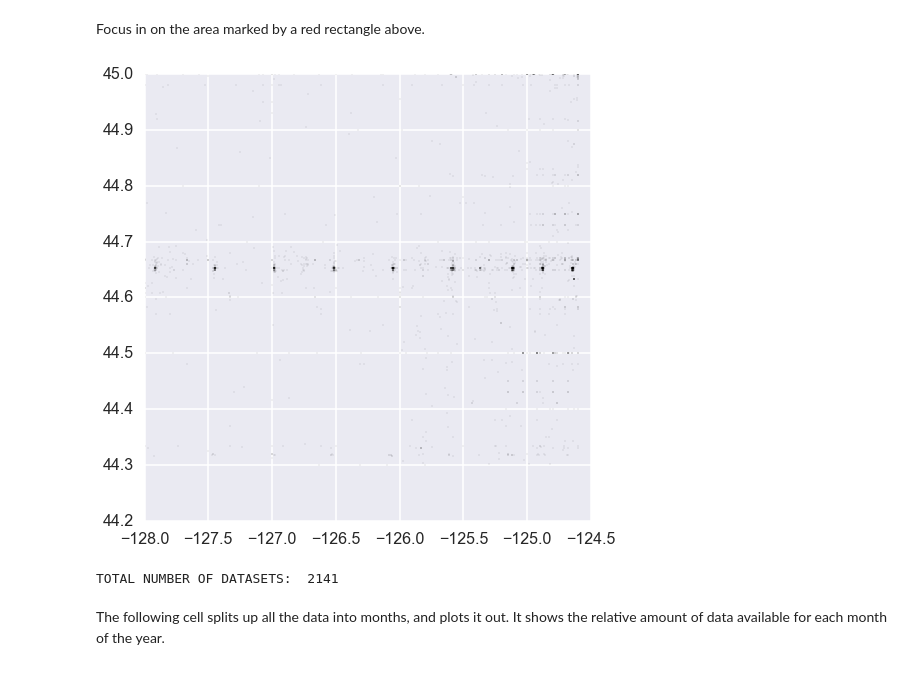
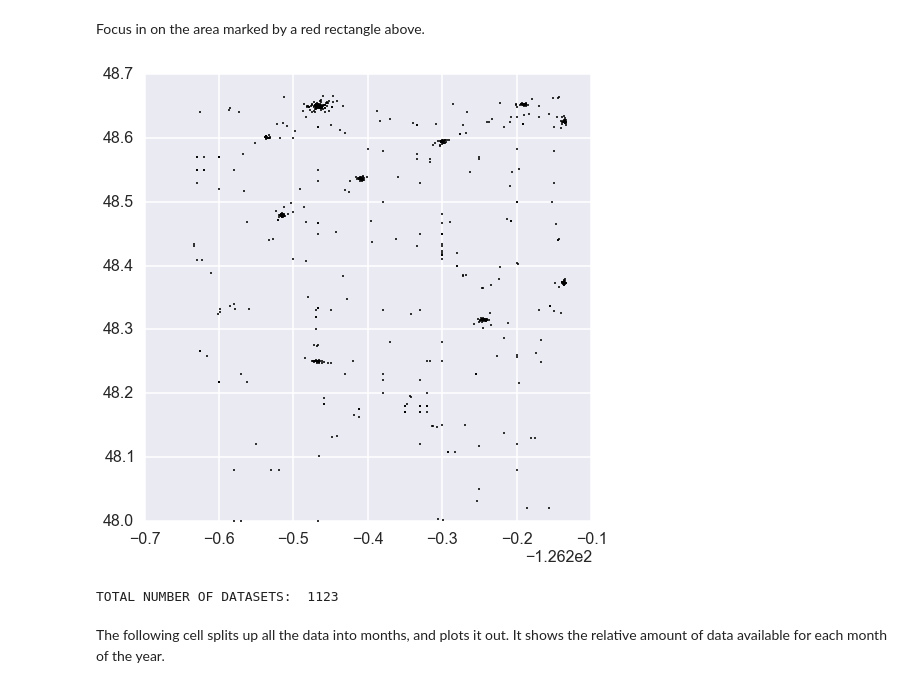
Before and after one commit to UBC-MOAD/falkor_upwelling, a Jupyter notebook: 1_Notebooks/NOAA_LC12.ipynb, the cells around one changed output. Saved outputs shown, nothing was run; the diff lists cells and outputs as text; code cells hidden in the pictures.

```diff
--- a/1_Notebooks/NOAA_LC12.ipynb
+++ b/1_Notebooks/NOAA_LC12.ipynb
@@ -16,28 +16,22 @@ sns.set()
 # %% [markdown]
 The following cell loads in ALL the WOD13 data off the west coast of BC and the US. There is over 500MB of data parsed here, and so it may take a while (despite csvWOD_readcasts being relatively optimized to read large files).
 # %%
-cast_inf = csvWOD_readcasts("../../5_WOD13_Data/WOD13_002/ocldb1431635442.6176.CTD.csv")
-cast_inf.extend(csvWOD_readcasts("../../5_WOD13_Data/WOD13_002/ocldb1431635442.6176.OSD.csv"))
+cast_inf = csvWOD.csvWOD_readcasts("../../5_WOD13_Data/WOD13_002/ocldb1431635442.6176.CTD.csv")
+cast_inf.extend(csvWOD.csvWOD_readcasts("../../5_WOD13_Data/WOD13_002/ocldb1431635442.6176.OSD.csv"))
 # %% [markdown]
 Setup the area to focus in on here, and plot it. For this notebook, we'll focus in on the area around LC12.
 # %%
-# ### LC12
-# FOCUS_LON_MIN = -126-(50.0/60.0)
-# FOCUS_LON_MAX = -126-(20.0/60.0)
-# FOCUS_LAT_MIN = 48
-# FOCUS_LAT_MAX = 48+(40.0/60.0)
+### LC12
+FOCUS_LON_MIN = -126-(50.0/60.0)
+FOCUS_LON_MAX = -126-(20.0/60.0)
+FOCUS_LAT_MIN = 48
+FOCUS_LAT_MAX = 48+(40.0/60.0)
 
 # ## MB07
 # FOCUS_LON_MIN = -125.5
 # FOCUS_LON_MAX = -125
 # FOCUS_LAT_MIN = 48.2
 # FOCUS_LAT_MAX = 48.4
-
-## CUC
-FOCUS_LON_MIN = -128
-FOCUS_LON_MAX = -124.6
-FOCUS_LAT_MIN = 44.3
-FOCUS_LAT_MAX = 45
 # %%
 plt.figure(figsize=(12,12))
 
@@ -74,24 +68,24 @@ Focus in on the area marked by a red rectangle above.
 # %%
 zm_casts = []
 
-zm_casts = csvWOD_filter_region(cast_inf,FOCUS_LON_MIN,FOCUS_LON_MAX,FOCUS_LAT_MIN,FOCUS_LAT_MAX)
+zm_casts = csvWOD.csvWOD_filter_region(cast_inf,FOCUS_LON_MIN,FOCUS_LON_MAX,FOCUS_LAT_MIN,FOCUS_LAT_MAX)
 
 plt.figure(figsize=(8,8))
 
 zm_lons = []
 zm_lats = []
 
 for ii in range(0,len(zm_casts)):
     zm_lons.append(zm_casts[ii]['Longitude'])
     zm_lats.append(zm_casts[ii]['Latitude'])
 
-plt.plot(zm_lons,zm_lats,'.k',ms=1)
+plt.plot(zm_lons,zm_lats,'.k',ms=4)
 plt.show()
 
 print "TOTAL NUMBER OF DATASETS: ", str(len(zm_casts))
 # %% [output]
-[figure, old version]
+[figure, new version]
-TOTAL NUMBER OF DATASETS:  2141
+TOTAL NUMBER OF DATASETS:  1123
 # %% [markdown]
 The following cell splits up all the data into months, and plots it out. It shows the relative amount of data available for each month of the year.
 # %%
```
Also changed, not shown: parts of 10 cells of this notebook, 1 other file.
